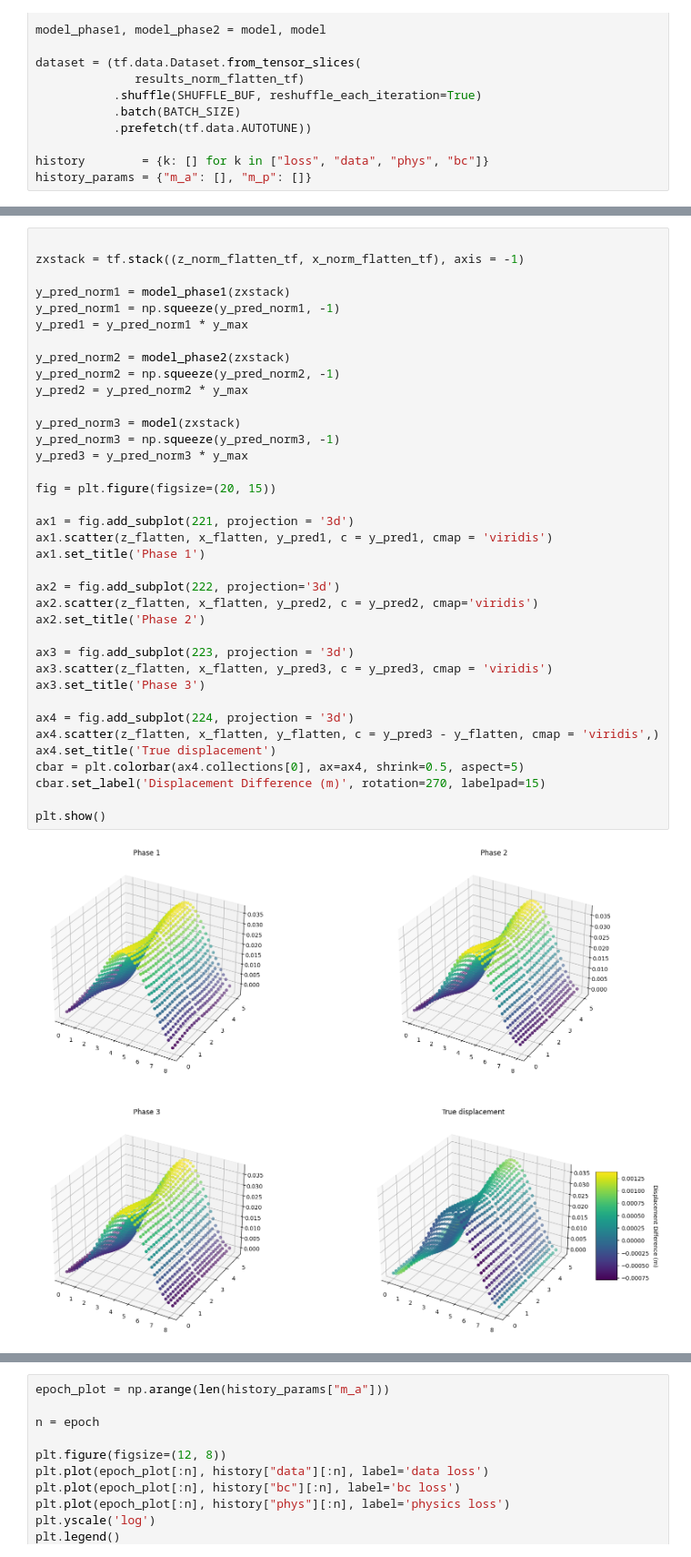
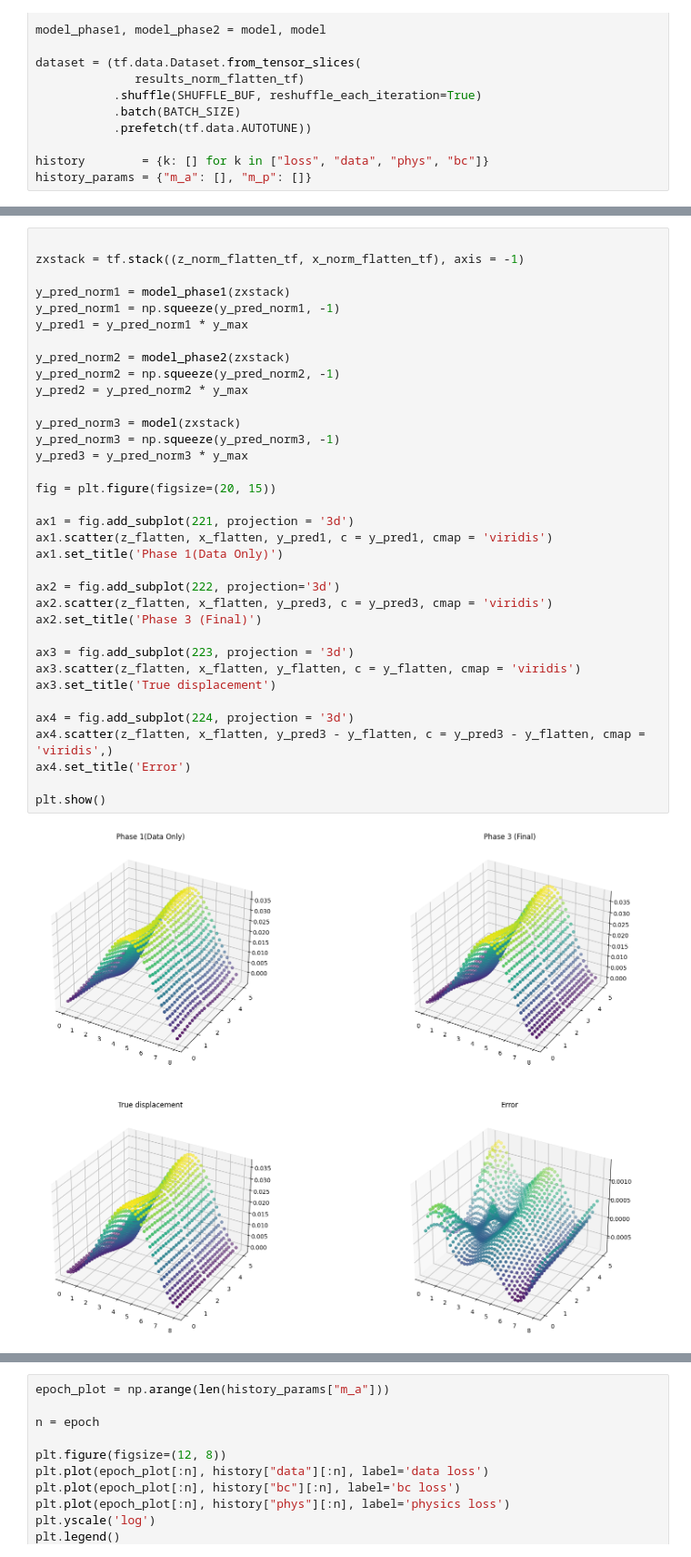
Before and after one commit to ShiyuanDengg/2D-Wall, a Jupyter notebook: 2D Propped Prediction .ipynb, the cells around one changed output, grey strips where cells are left out. Shown at 91% size. Saved outputs shown, nothing was run; the diff lists cells and outputs as text.

```diff
--- a/2D Propped Prediction .ipynb
+++ b/2D Propped Prediction .ipynb
@@ -374,42 +374,40 @@ Epoch 9950 | loss 2.356e-04 | data 1.081e-04 | bc 9.794e-05 | phys 1.080e-03
 # %%
 
 zxstack = tf.stack((z_norm_flatten_tf, x_norm_flatten_tf), axis = -1)
 
 y_pred_norm1 = model_phase1(zxstack)
 y_pred_norm1 = np.squeeze(y_pred_norm1, -1)
 y_pred1 = y_pred_norm1 * y_max
 
 y_pred_norm2 = model_phase2(zxstack)
 y_pred_norm2 = np.squeeze(y_pred_norm2, -1)
 y_pred2 = y_pred_norm2 * y_max
 
 y_pred_norm3 = model(zxstack)
 y_pred_norm3 = np.squeeze(y_pred_norm3, -1)
 y_pred3 = y_pred_norm3 * y_max
 
 fig = plt.figure(figsize=(20, 15))
 
 ax1 = fig.add_subplot(221, projection = '3d')
 ax1.scatter(z_flatten, x_flatten, y_pred1, c = y_pred1, cmap = 'viridis')
-ax1.set_title('Phase 1')
+ax1.set_title('Phase 1(Data Only)')
 
 ax2 = fig.add_subplot(222, projection='3d')
-ax2.scatter(z_flatten, x_flatten, y_pred2, c = y_pred2, cmap='viridis')
-ax2.set_title('Phase 2')
+ax2.scatter(z_flatten, x_flatten, y_pred3, c = y_pred3, cmap = 'viridis')
+ax2.set_title('Phase 3 (Final)')
 
 ax3 = fig.add_subplot(223, projection = '3d')
-ax3.scatter(z_flatten, x_flatten, y_pred3, c = y_pred3, cmap = 'viridis')
-ax3.set_title('Phase 3')
+ax3.scatter(z_flatten, x_flatten, y_flatten, c = y_flatten, cmap = 'viridis')
+ax3.set_title('True displacement')
 
 ax4 = fig.add_subplot(224, projection = '3d')
-ax4.scatter(z_flatten, x_flatten, y_flatten, c = y_pred3 - y_flatten, cmap = 'viridis',)
-ax4.set_title('True displacement')
-cbar = plt.colorbar(ax4.collections[0], ax=ax4, shrink=0.5, aspect=5)
-cbar.set_label('Displacement Difference (m)', rotation=270, labelpad=15)
+ax4.scatter(z_flatten, x_flatten, y_pred3 - y_flatten, c = y_pred3 - y_flatten, cmap = 'viridis',)
+ax4.set_title('Error')
 
 plt.show()
 # %% [output]
-[figure, old version]
+[figure, new version]
 # %%
 
 bih = laplacian(zxstack, laplacian)
```
Also changed, not shown: parts of 3 cells of this notebook.
